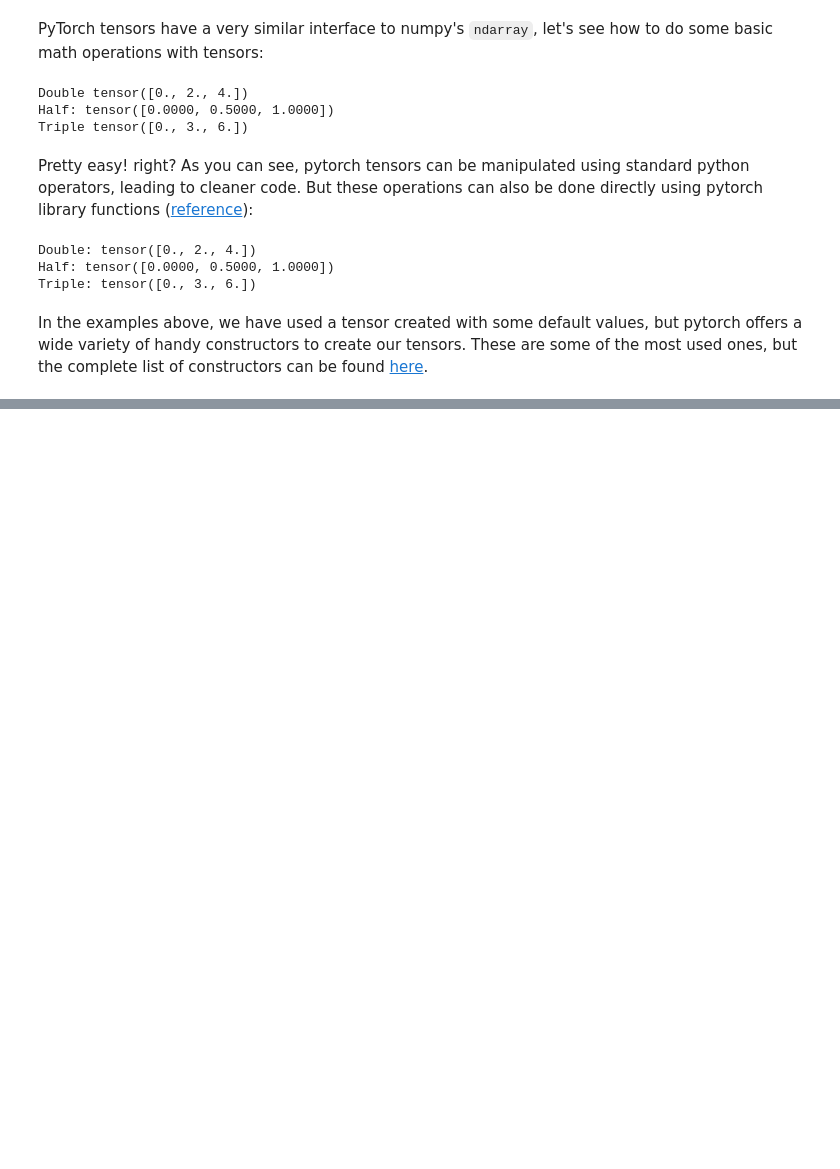
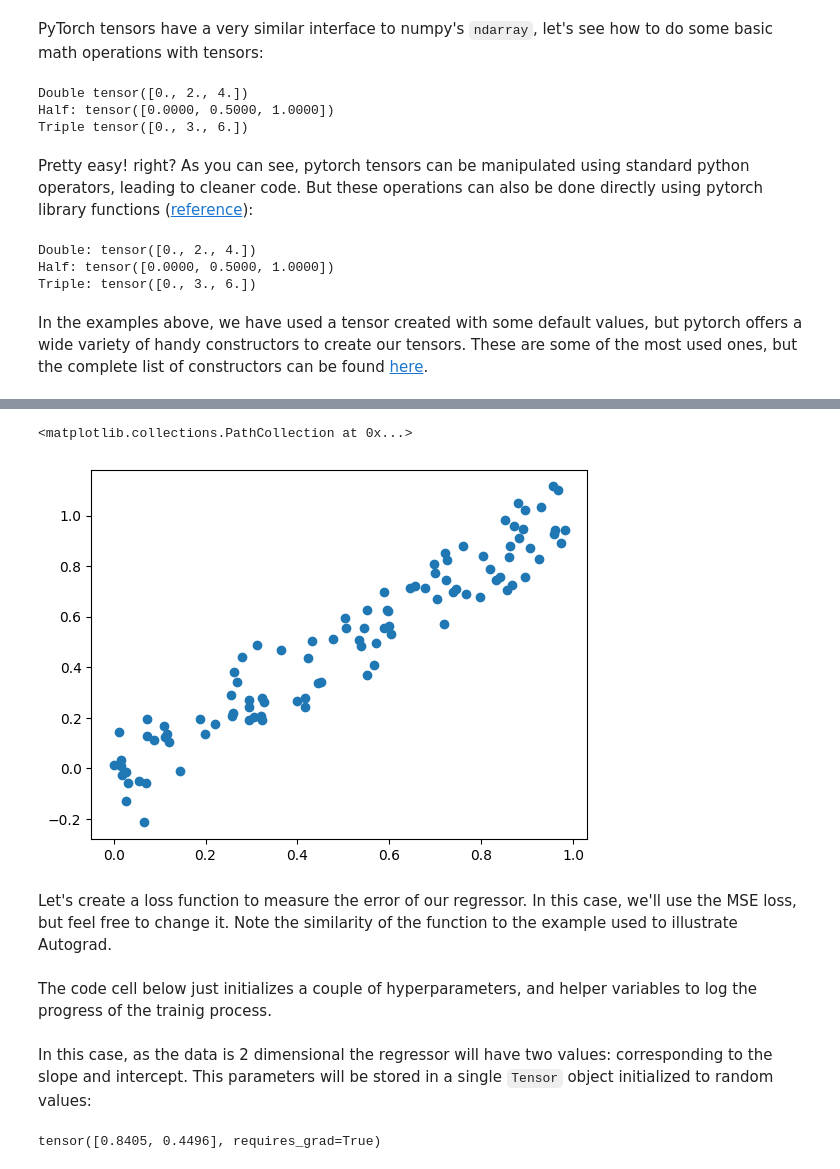
Before and after one commit to egoitzaulestia/curso_IA, a Jupyter notebook: PyTorch_tutoria.ipynb, the cells around one changed output, grey strips where cells are left out. Drawn from its saved outputs; the diff is of its cells as text; code cells hidden in the pictures; blank space fills up the shorter version.

```diff
--- a/PyTorch_tutoria.ipynb
+++ b/PyTorch_tutoria.ipynb
@@ -116,0 +126,6 @@ print("\n--> torch.ones:\n\n", o)
+# %%
+x = torch.tensor(
+    [[1., -1.],
+     [-1., 1.]],
+    requires_grad=True) # track gradients
+x
@@ -116,0 +172,16 @@ print("\n--> torch.ones:\n\n", o)
+# %%
+# let's create a function to generate random data.
+def data_gen(n_samples=10, x_max=1, intercept=0, noise_gain=0.1):
+    # uniformly sample the [0, 1] interval
+    x = x_max*torch.rand(n_samples)
+    # add some Gaussian noise to x
+    y = x + noise_gain*torch.randn(n_samples) + intercept
+    return x[:, None], y[:, None]
+
+x, y = data_gen(n_samples=100)
+plt.scatter(x, y)
+# %% [output]
+<matplotlib.collections.PathCollection at 0x...>
+[figure, added]
+# %% [markdown]
+Let's create a loss function to measure the error of our regressor. In this case, we'll use the MSE loss, but feel free to change it. Note the similarity of the function to the example used to illustrate Autograd.
@@ -116,0 +191,2 @@ print("\n--> torch.ones:\n\n", o)
+# %% [markdown]
+The code cell below just initializes a couple of hyperparameters, and helper variables to log the progress of the trainig process.
@@ -116,0 +203,8 @@ print("\n--> torch.ones:\n\n", o)
+# %% [markdown]
+In this case, as the data is 2 dimensional the regressor will have two values: corresponding to the slope and intercept. This parameters will be stored in a single `Tensor` object initialized to random values:
+# %%
+# initialize the parameters of the model
+model = torch.randn(2, requires_grad=True)
+model
+# %% [output]
+tensor([0.8405, 0.4496], requires_grad=True)
```
Also changed, not shown: parts of 17 cells of this notebook.
